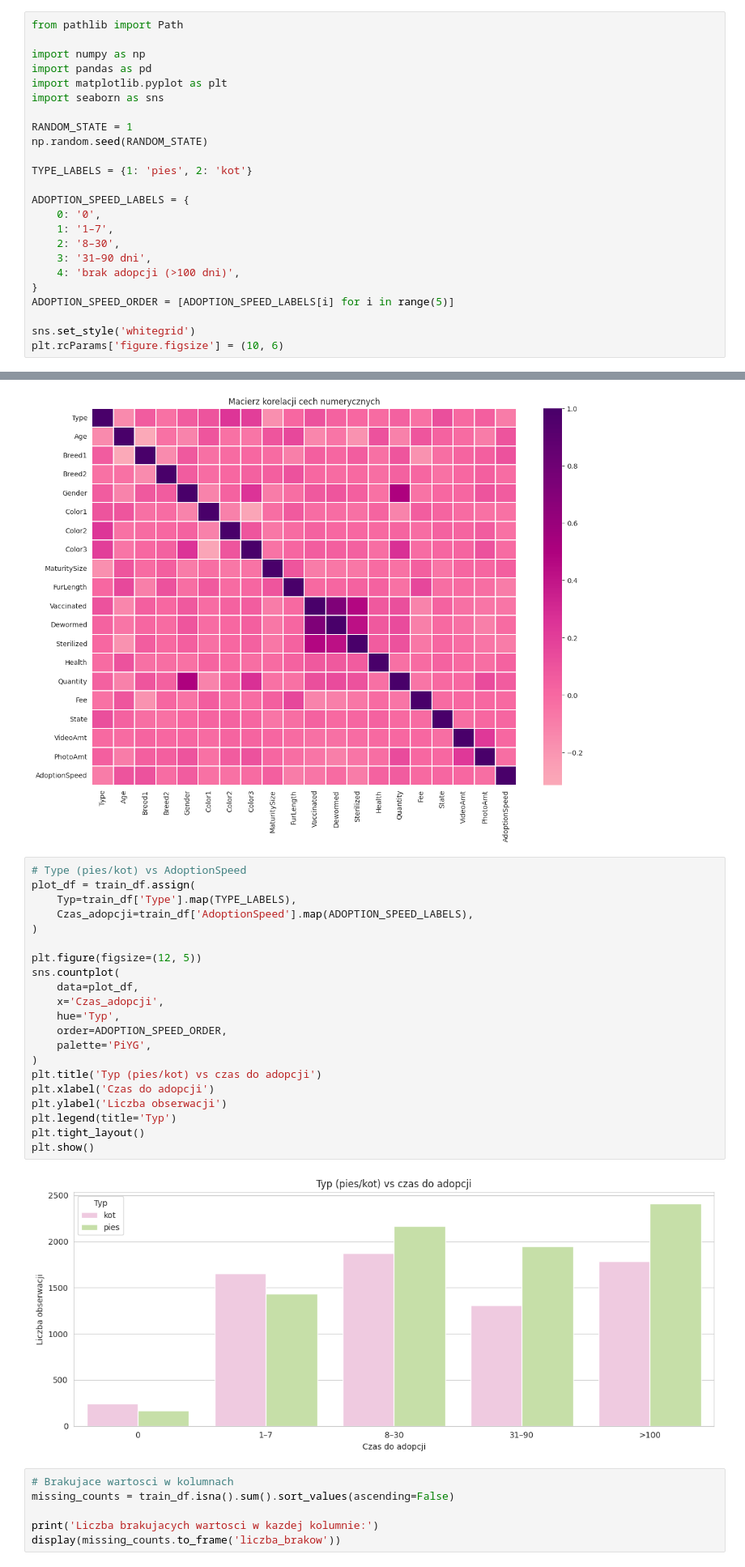
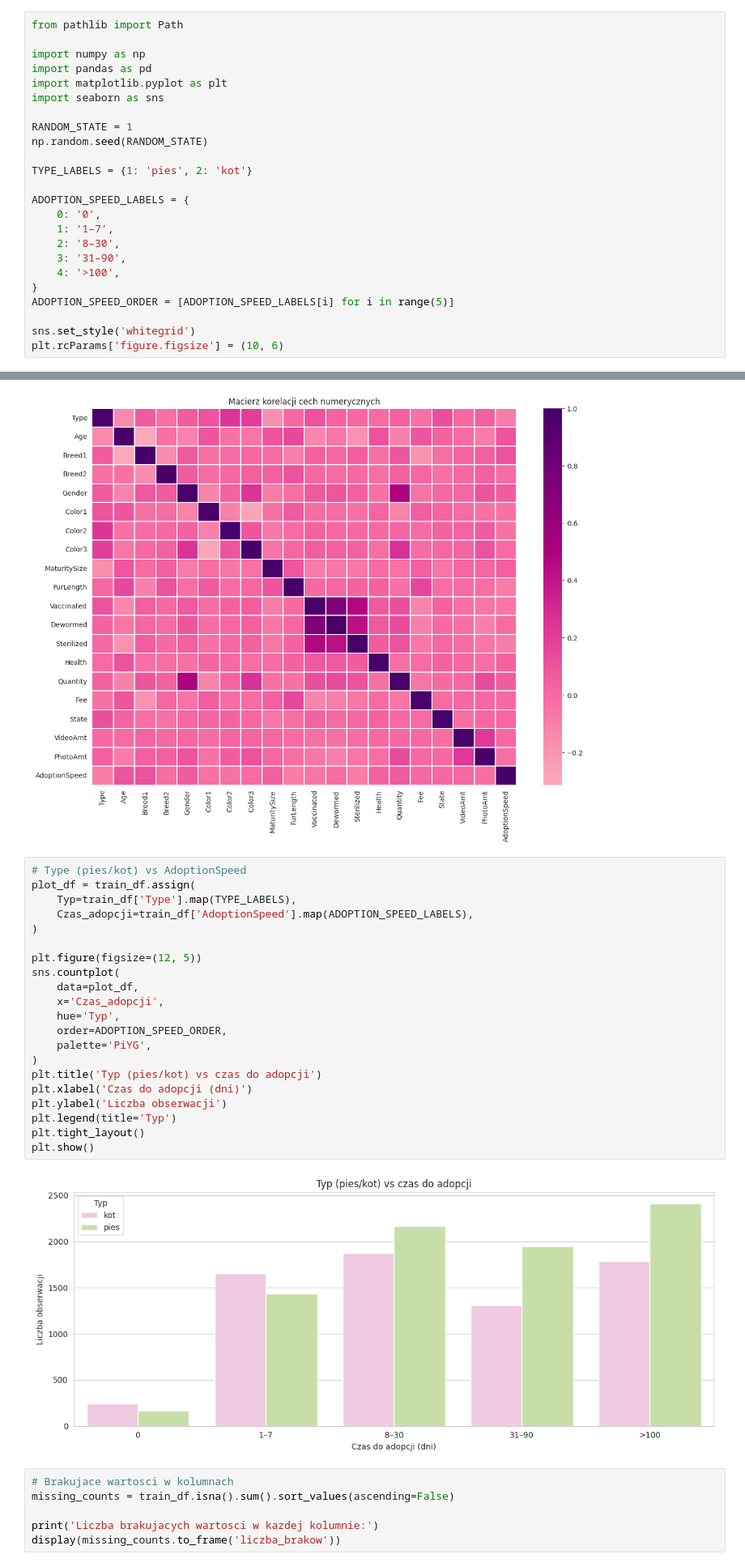
Before and after one commit to Carrie088/pet_adoption_ml, a Jupyter notebook: notebooks/01_data_preparation.ipynb, the cells around one changed output, grey strips where cells are left out. Shown at 81% size. Cells and saved outputs as stored; diff of their text form.

```diff
--- a/notebooks/01_data_preparation.ipynb
+++ b/notebooks/01_data_preparation.ipynb
@@ -17,8 +17,8 @@ ADOPTION_SPEED_LABELS = {
     0: '0',
     1: '1–7',
     2: '8–30',
-    3: '31–90 dni',
-    4: 'brak adopcji (>100 dni)',
+    3: '31–90',
+    4: '>100',
 }
 ADOPTION_SPEED_ORDER = [ADOPTION_SPEED_LABELS[i] for i in range(5)]
 
@@ -159,26 +159,26 @@ plt.show()
 # %%
 # Type (pies/kot) vs AdoptionSpeed
 plot_df = train_df.assign(
     Typ=train_df['Type'].map(TYPE_LABELS),
     Czas_adopcji=train_df['AdoptionSpeed'].map(ADOPTION_SPEED_LABELS),
 )
 
 plt.figure(figsize=(12, 5))
 sns.countplot(
     data=plot_df,
     x='Czas_adopcji',
     hue='Typ',
     order=ADOPTION_SPEED_ORDER,
     palette='PiYG',
 )
 plt.title('Typ (pies/kot) vs czas do adopcji')
-plt.xlabel('Czas do adopcji')
+plt.xlabel('Czas do adopcji (dni)')
 plt.ylabel('Liczba obserwacji')
 plt.legend(title='Typ')
 plt.tight_layout()
 plt.show()
 # %% [output]
-[figure, old version]
+[figure, new version]
 # %%
 # Brakujace wartosci w kolumnach
 missing_counts = train_df.isna().sum().sort_values(ascending=False)
```
Also changed, not shown: parts of 1 cell of this notebook.
